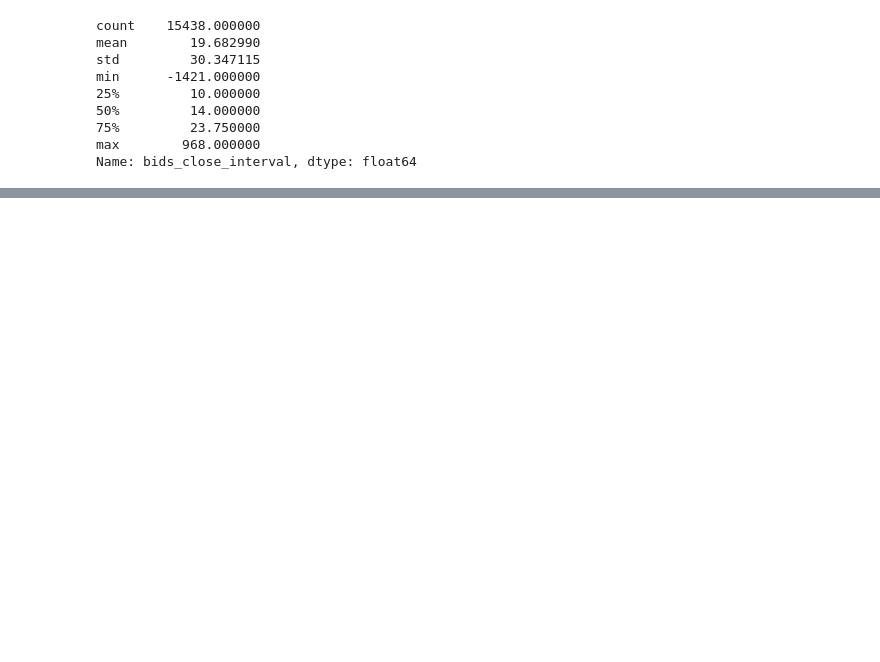
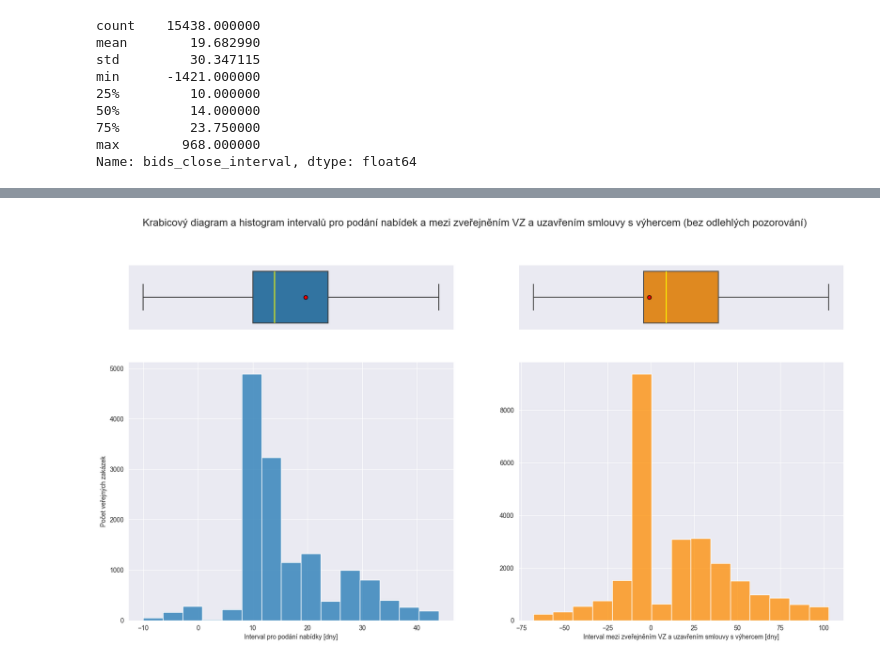
Before and after one commit to opendatalabcz/analysis-public-procurement, a Jupyter notebook: dates.ipynb, the cells around one changed output, grey strips where cells are left out. Drawn from its saved outputs; the diff is of its cells as text; code cells hidden in the pictures; blank space fills up the shorter version.

```diff
--- a/dates.ipynb
+++ b/dates.ipynb
@@ -115,0 +138,9 @@ plt.hist(procurement['bids_close_interval'], bins=50, range=(-100, 100))
+# %%
+# get number of outliers in column 'contract_price' based on IQR method, and print the percentage of outliers
+Q1 = procurement['publication_close_interval'].quantile(0.25)
+Q3 = procurement['publication_close_interval'].quantile(0.75)
+IQR = Q3 - Q1
+outliers = procurement[(procurement['publication_close_interval'] < (Q1 - 1.5 * IQR)) | (procurement['publication_close_interval'] > (Q3 + 1.5 * IQR))]
+print(f'Number of outliers: {outliers.shape[0]}')
+print(f'Percentage of outliers: {outliers.shape[0] / procurement.shape[0] * 100}%')
+data_without_outliers_pub = procurement[~procurement.index.isin(outliers.index)]
@@ -115,0 +164,22 @@ plt.hist(procurement['bids_close_interval'], bins=50, range=(-100, 100))
+# %%
+fig, axs = plt.subplots(2, 2, sharex=False, gridspec_kw={"height_ratios": (.2, .8)}, figsize=(20, 10))
+
+# Box plot
+sns.boxplot(ax=axs[0, 0],data=procurement, x='bids_close_interval', showfliers=False, showmeans=True, meanprops=dict(marker='o', markerfacecolor='red', markeredgecolor='black'), medianprops=dict(color='yellow'))
+sns.boxplot(ax=axs[0, 1],data=procurement, x='publication_close_interval', showfliers=False, showmeans=True, meanprops=dict(marker='o', markerfacecolor='red', markeredgecolor='black'), medianprops=dict(color='yellow'), color='darkorange')
+sns.histplot(ax=axs[1, 0], data=data_without_outliers_bids, label='bids_close_interval', x='bids_close_interval', bins=int(1 + np.log2(data_without_outliers_bids.shape[0])))
+sns.histplot(ax=axs[1, 1], data=data_without_outliers_pub, label='publication_close_interval', x='publication_close_interval', bins=int(1 + np.log2(data_without_outliers_pub.shape[0])), color='darkorange')
+axs[0, 0].set(xlabel='')
+axs[0, 1].set(xlabel='')
+axs[1, 0].set_xlabel('Interval pro podání nabídky [dny]')
+axs[1, 1].set_xlabel('Interval mezi zveřejněním VZ a uzavřením smlouvy s výhercem [dny]')
+axs[1, 0].set_ylabel('Počet veřejných zakázek')
+fig.suptitle('Krabicový diagram a histogram intervalů pro podání nabídek a mezi zveřejněním VZ a uzavřením smlouvy s výhercem (bez odlehlých pozorování)', size=16)
+axs[0, 0].sharex(axs[1, 0])
+axs[0, 1].sharex(axs[1, 1])
+axs[0, 0].xaxis.set_visible(False)
+axs[0, 1].xaxis.set_visible(False)
+axs[1, 1].set(ylabel='')
+plt.show()
+# %% [output]
+[figure, added]
```
Also changed, not shown: parts of 12 cells of this notebook, 1 other file.
